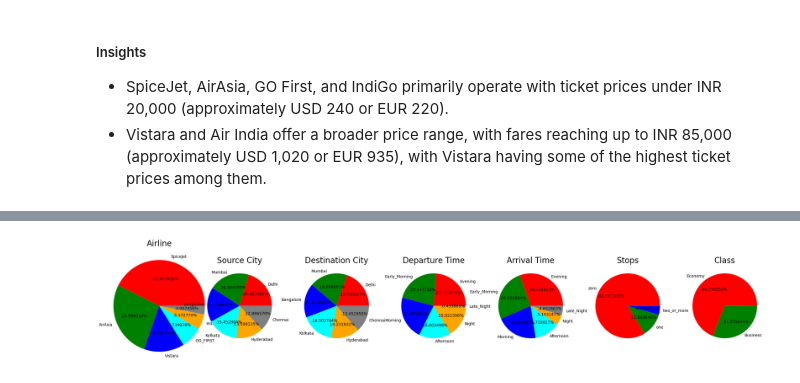
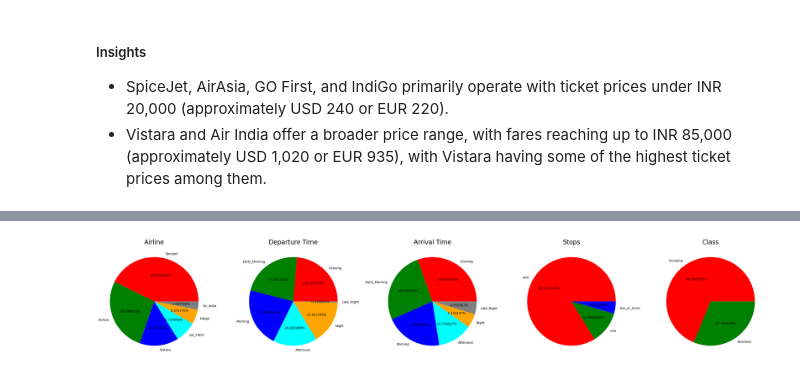
Before and after one commit to Prathamesh3100/Airline_Prices_Analysis_-_Prediction, a Jupyter notebook: notebook/EDA Airline Prices.ipynb, the cells around one changed output, grey strips where cells are left out. Drawn from its saved outputs; the diff is of its cells as text; code cells hidden in the pictures.

```diff
--- a/notebook/EDA Airline Prices.ipynb
+++ b/notebook/EDA Airline Prices.ipynb
@@ -340,29 +300,7 @@ plt.pie(size, colors = color, labels = labels,autopct = '.%2f%%')
 plt.title('Airline', fontsize = 20)
 plt.axis('off')
 
-
-
-plt.subplot(1, 7, 2)
-size = df['source_city'].value_counts()
-labels = 'Delhi', 'Mumbai', 'Bangalore', 'Kolkata', 'Hyderabad', 'Chennai'
-color = ['red', 'green', 'blue', 'cyan','orange','grey']
-
-plt.pie(size, colors = color,labels = labels,autopct = '.%2f%%')
-plt.title('Source City', fontsize = 20)
-plt.axis('off')
-
-
-plt.subplot(1, 7, 3)
-size = df['destination_city'].value_counts()
-labels = 'Delhi', 'Mumbai', 'Bangalore', 'Kolkata', 'Hyderabad', 'Chennai'
-color = ['red', 'green', 'blue', 'cyan','orange','grey']
-
-plt.pie(size, colors = color,labels = labels,autopct = '.%2f%%')
-plt.title('Destination City', fontsize = 20)
-plt.axis('off')
-
-
-plt.subplot(1, 7, 4)
+plt.subplot(1, 5, 2)
 size = df['departure_time'].value_counts()
 labels = 'Evening', 'Early_Morning', 'Morning', 'Afternoon', 'Night', 'Late_Night'
 color = ['red', 'green', 'blue', 'cyan','orange','grey']
@@ -372,40 +310,40 @@ plt.title('Departure Time', fontsize = 20)
 plt.axis('off')
 
 
-plt.subplot(1, 7, 5)
+plt.subplot(1, 5, 3)
 size = df['arrival_time'].value_counts()
 labels = 'Evening', 'Early_Morning', 'Morning', 'Afternoon', 'Night', 'Late_Night'
 color = ['red', 'green', 'blue', 'cyan','orange','grey']
 
 plt.pie(size, colors = color,labels = labels,autopct = '.%2f%%')
 plt.title('Arrival Time', fontsize = 20)
 plt.axis('off')
 
 
-plt.subplot(1, 7, 6)
+plt.subplot(1, 5, 4)
 size = df['stops'].value_counts()
 labels = 'zero', 'one', 'two_or_more'
 color = ['red', 'green', 'blue']
 
 plt.pie(size, colors = color,labels = labels,autopct = '.%2f%%')
 plt.title('Stops', fontsize = 20)
 plt.axis('off')
 
 
-plt.subplot(1, 7, 7)
+plt.subplot(1, 5, 5)
 size = df['class'].value_counts()
 labels = 'Economy','Business'
 color = ['red','green']
 
 plt.pie(size, colors = color,labels = labels,autopct = '.%2f%%')
 plt.title('Class', fontsize = 20)
 plt.axis('off')
 
 
 
 plt.tight_layout()
 plt.grid()
 
 plt.show()
 # %% [output]
-[figure, old version]
+[figure, new version]
```
Also changed, not shown: parts of 16 cells of this notebook, 7 other files.
